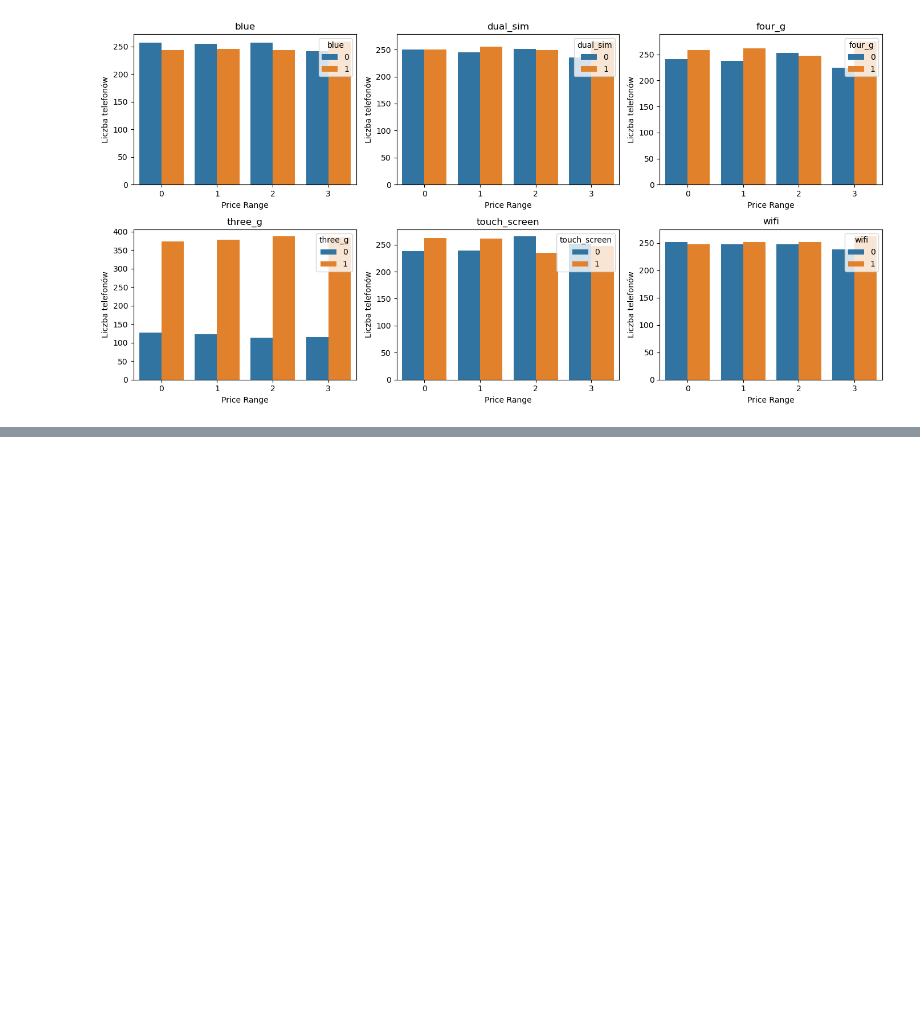
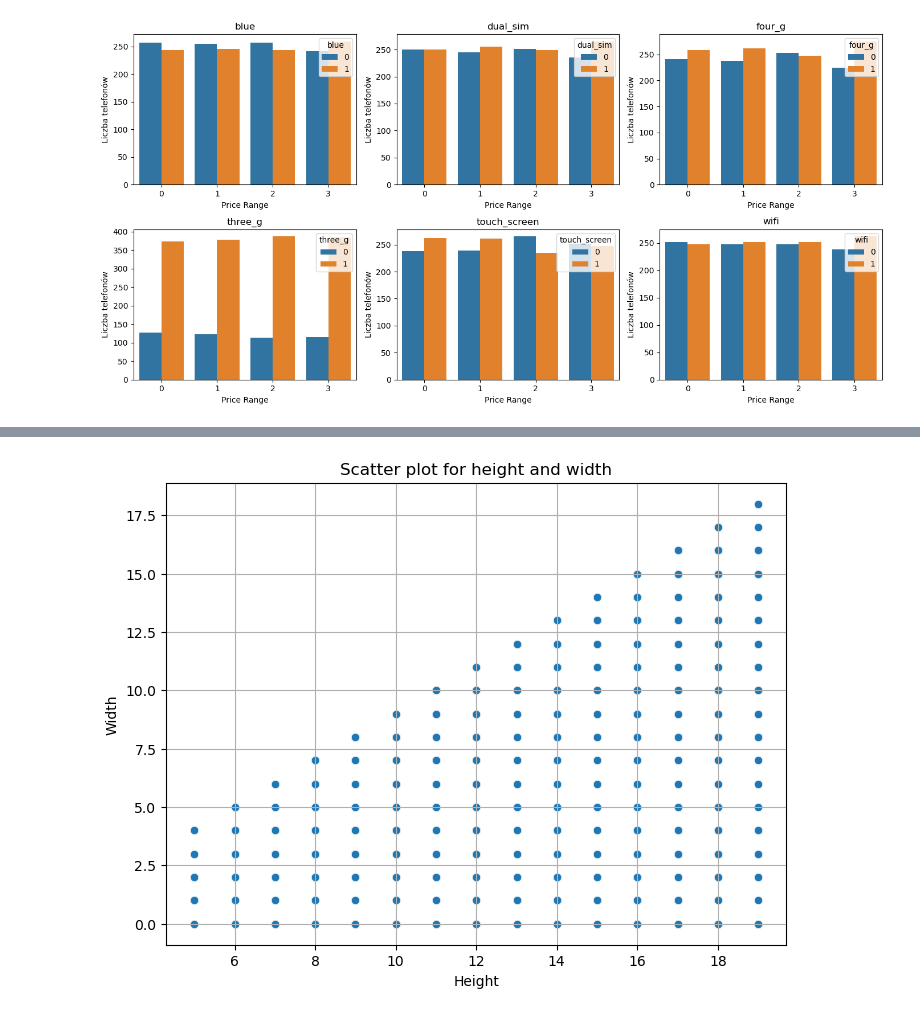
Before and after one commit to xxkaro/Phone-Prices-Classification, a Jupyter notebook: EDA/Karolina/EDA_K.ipynb, the cells around one changed output, grey strips where cells are left out. Saved outputs shown, nothing was run; the diff lists cells and outputs as text; code cells hidden in the pictures; blank space fills up the shorter version.

```diff
--- a/EDA/Karolina/EDA_K.ipynb
+++ b/EDA/Karolina/EDA_K.ipynb
@@ -241,0 +247,10 @@ plt.show()
+# %%
+plt.figure(figsize=(8, 6))
+sns.scatterplot(data=mobile_df, x='sc_h', y='sc_w')
+plt.title('Scatter plot for height and width')
+plt.xlabel('Height')
+plt.ylabel('Width')
+plt.grid(True)
+plt.show()
+# %% [output]
+[figure, added]
```
Also changed, not shown: parts of 9 cells of this notebook.
